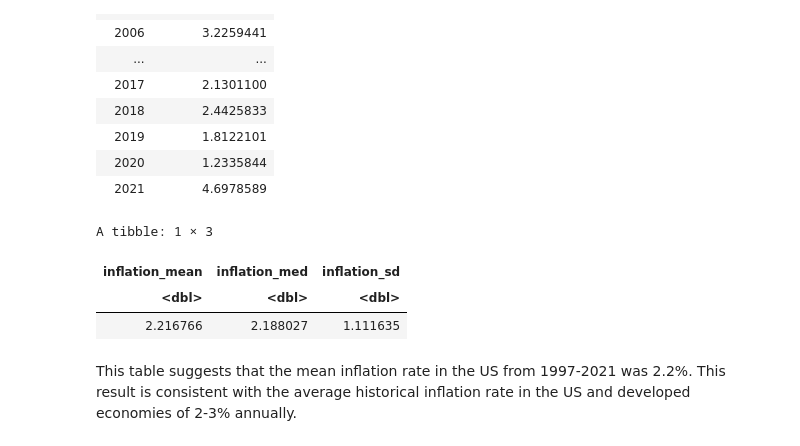
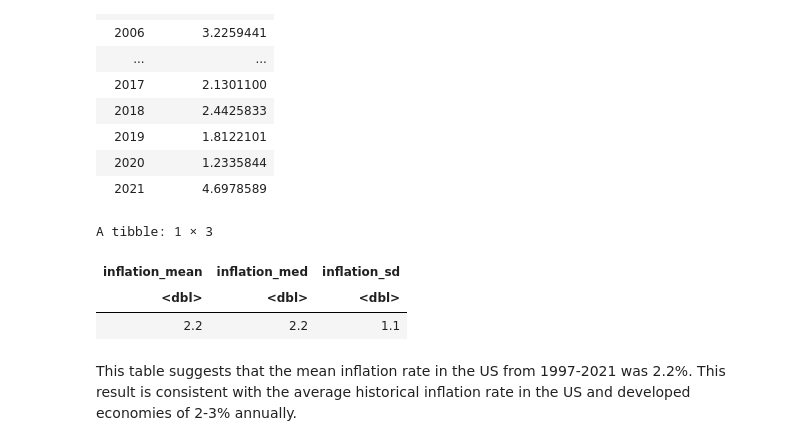
Before and after one commit to Arioniums/DSCI_100_125, a Jupyter notebook: project_group_125.ipynb, the cells around one changed output. Saved outputs shown, nothing was run; the diff lists cells and outputs as text; code cells hidden in the pictures.

Commit message:
added uniform digits to parameter tables

```diff
--- a/project_group_125.ipynb
+++ b/project_group_125.ipynb
@@ -74,16 +74,19 @@ A spec_tbl_df: 25 × 2
 | 2021 | 4.6978589 |
 # %%
 #summarizing our raw inflation data
+
+#make sure table has unifrom digits
+options(digits = 2)
 
 inflation_parameters <- inflation_data_c |>
 summarize(inflation_mean = mean(annual_inflation), inflation_med = median(annual_inflation), inflation_sd = sd(annual_inflation))
 
 inflation_parameters
 # %% [output]
 A tibble: 1 × 3
 | inflation_mean | inflation_med | inflation_sd |
 | <dbl> | <dbl> | <dbl> |
-| 2.216766 | 2.188027 | 1.111635 |
+| 2.2 | 2.2 | 1.1 |
 # %% [markdown]
 This table suggests that the mean inflation rate in the US from 1997-2021 was 2.2%. This result is consistent with the average historical inflation rate in the US and developed economies of 2-3% annually.
 # %%
```
Also changed, not shown: parts of 16 cells of this notebook, 1 other file.
